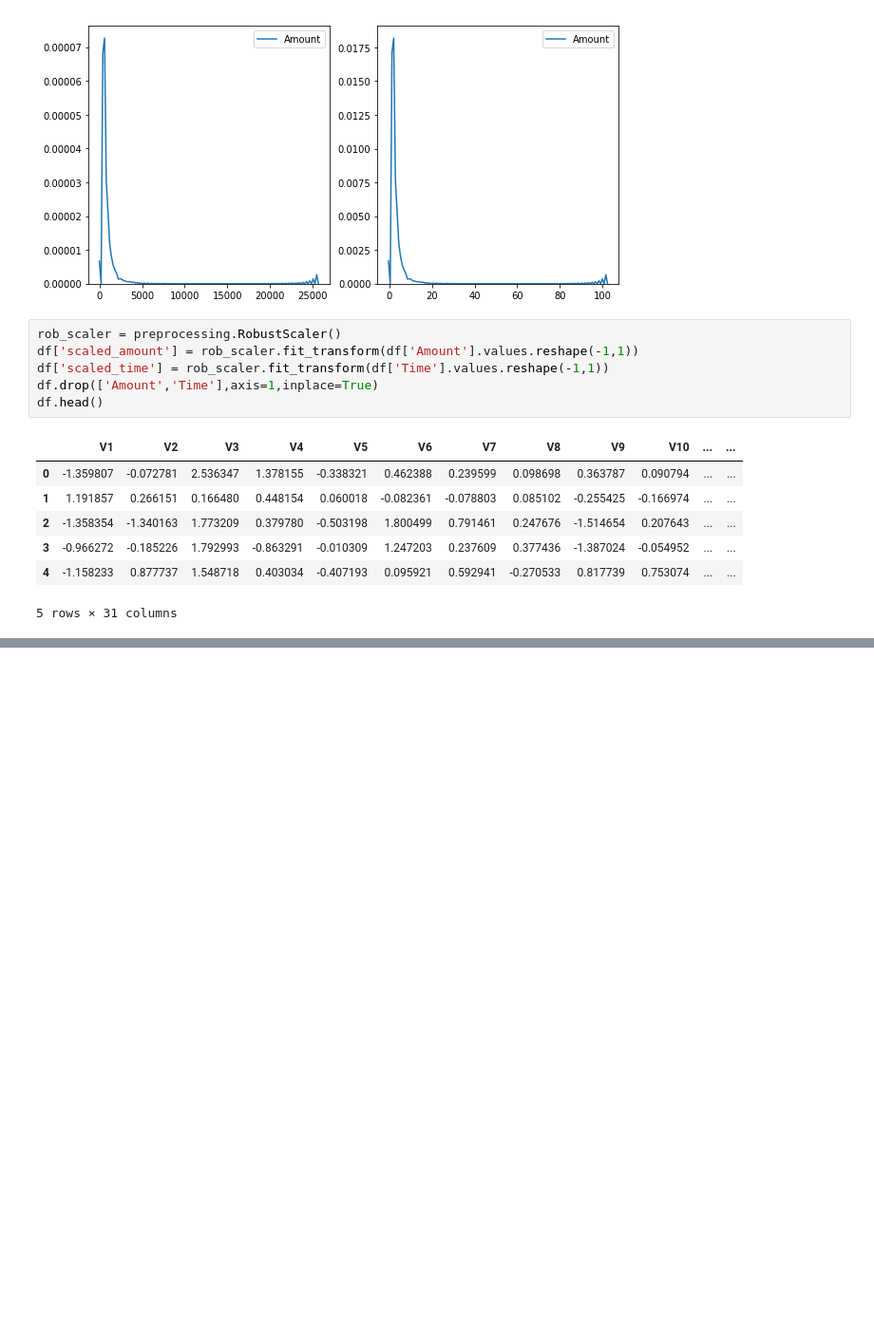
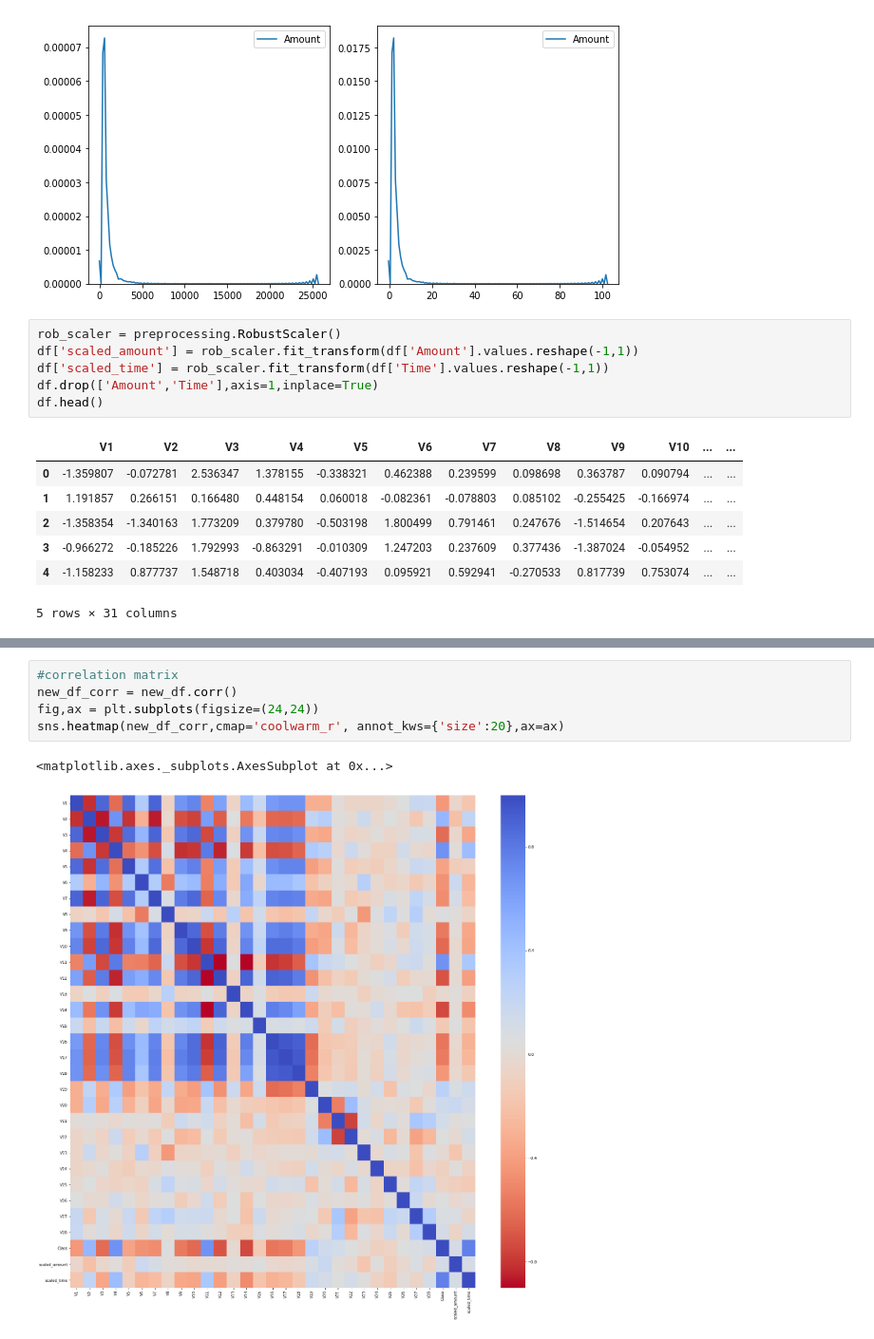
Before and after one commit to vikash4281/CreditcardFraud, a Jupyter notebook: FraudAnalysis.ipynb, the cells around one changed output, grey strips where cells are left out. Shown at 95% size. Drawn from its saved outputs; the diff is of its cells as text; blank space fills up the shorter version.

```diff
--- a/FraudAnalysis.ipynb
+++ b/FraudAnalysis.ipynb
@@ -70,0 +117,8 @@ df.head()
+# %%
+#correlation matrix
+new_df_corr = new_df.corr()
+fig,ax = plt.subplots(figsize=(24,24))
+sns.heatmap(new_df_corr,cmap='coolwarm_r', annot_kws={'size':20},ax=ax)
+# %% [output]
+<matplotlib.axes._subplots.AxesSubplot at 0x...>
+[figure, added]
```
Also changed, not shown: parts of 8 cells of this notebook, 1 other file.
